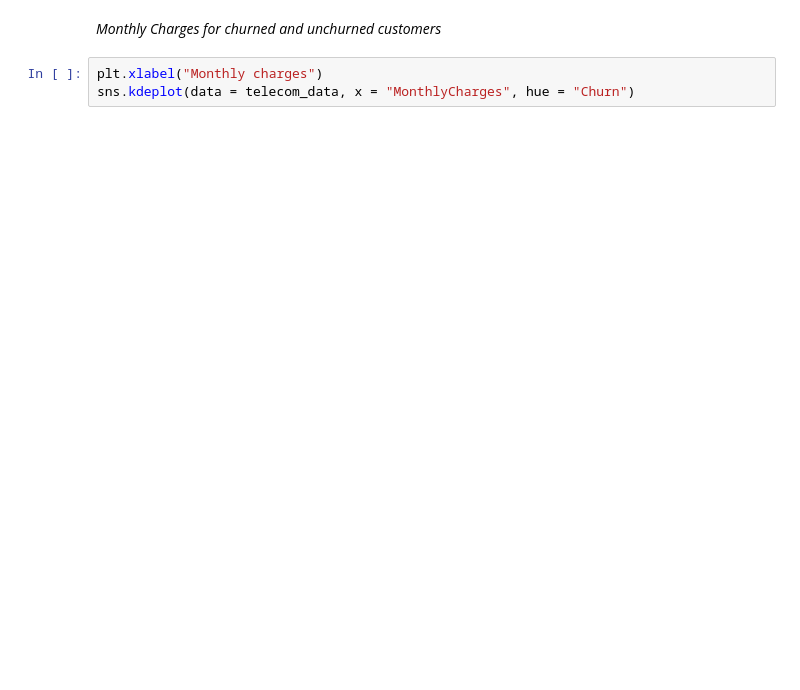
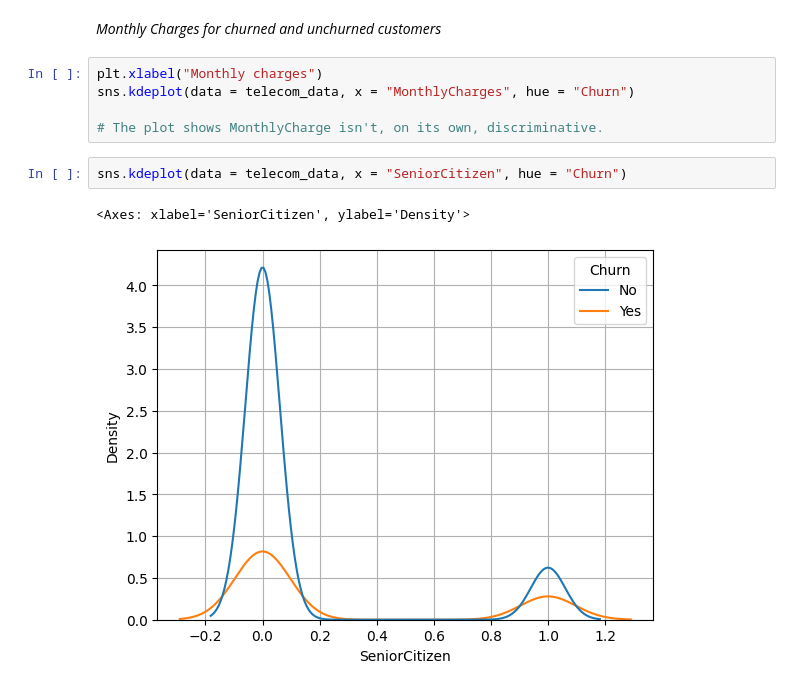
Before and after one commit to Kidus-Tesfaye/synergyTelecom, a Jupyter notebook: code/synergy_tel.ipynb, the cells around one changed output. Drawn from its saved outputs; the diff is of its cells as text; blank space fills up the shorter version.

```diff
--- a/code/synergy_tel.ipynb
+++ b/code/synergy_tel.ipynb
@@ -36,3 +47,10 @@ telecom_data.Contract.value_counts()
 # %%
 plt.xlabel("Monthly charges")
 sns.kdeplot(data = telecom_data, x = "MonthlyCharges", hue = "Churn")
+
+# The plot shows MonthlyCharge isn't, on its own, discriminative.
+# %%
+sns.kdeplot(data = telecom_data, x = "SeniorCitizen", hue = "Churn")
+# %% [output]
+<Axes: xlabel='SeniorCitizen', ylabel='Density'>
+[figure, added]
```
Also changed, not shown: parts of 5 cells of this notebook, 2 other files.
